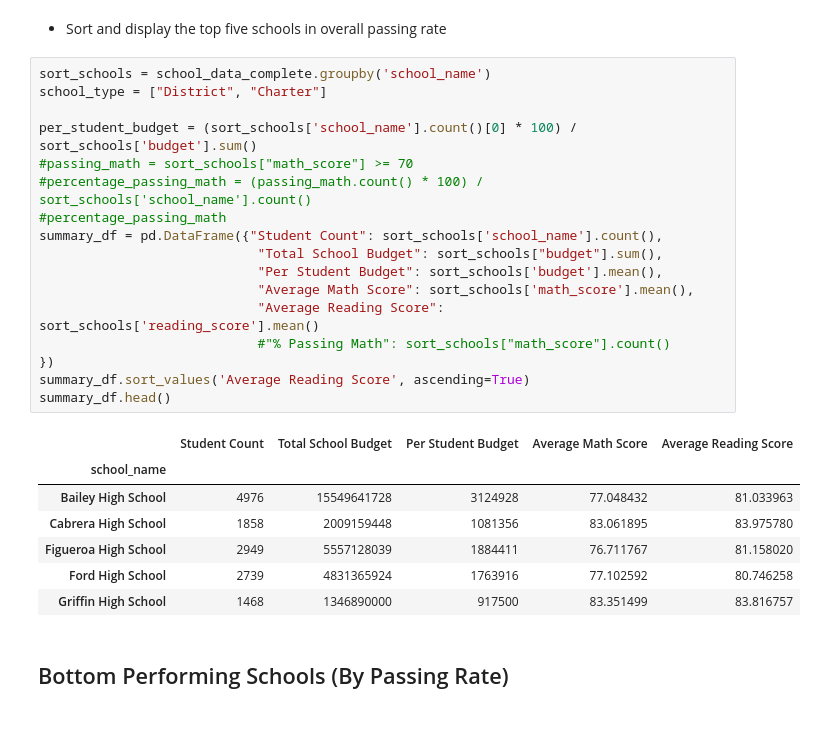
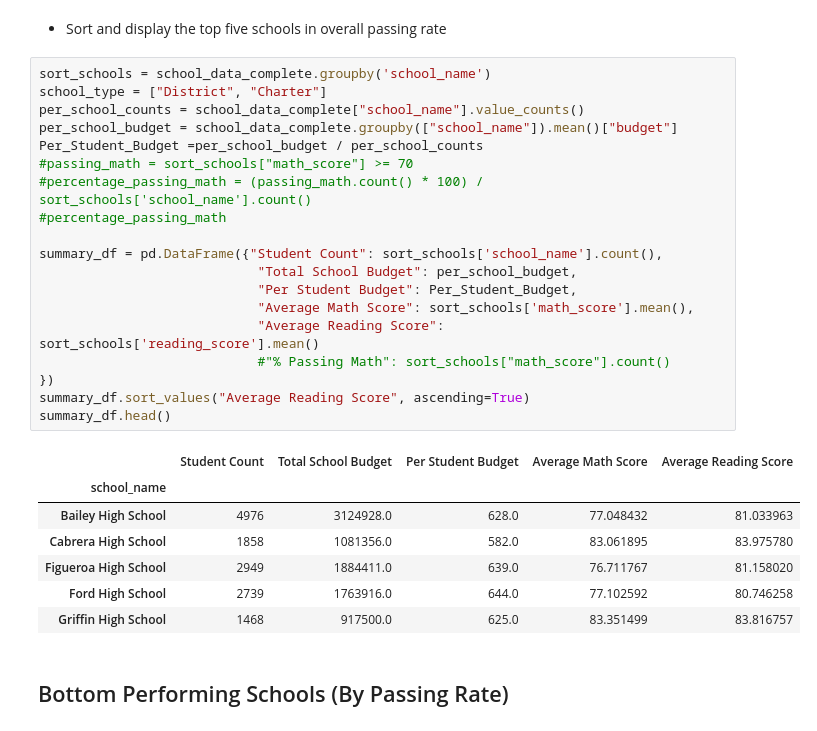
Before and after one commit to MissWibbon/pandas-challenge, a Jupyter notebook: PyCitySchools/PyCitySchools_starter.ipynb, the cells around one changed output. Cells and saved outputs as stored; diff of their text form.

Commit message:
fixed budget value

```diff
--- a/PyCitySchools/PyCitySchools_starter.ipynb
+++ b/PyCitySchools/PyCitySchools_starter.ipynb
@@ -104,28 +104,30 @@ district_summary
 # %%
 sort_schools = school_data_complete.groupby('school_name')
 school_type = ["District", "Charter"]
-
-per_student_budget = (sort_schools['school_name'].count()[0] * 100) / sort_schools['budget'].sum()
+per_school_counts = school_data_complete["school_name"].value_counts()
+per_school_budget = school_data_complete.groupby(["school_name"]).mean()["budget"]
+Per_Student_Budget =per_school_budget / per_school_counts
 #passing_math = sort_schools["math_score"] >= 70
 #percentage_passing_math = (passing_math.count() * 100) / sort_schools['school_name'].count()
 #percentage_passing_math
+
 summary_df = pd.DataFrame({"Student Count": sort_schools['school_name'].count(),
-                            "Total School Budget": sort_schools["budget"].sum(),
-                            "Per Student Budget": sort_schools['budget'].mean(),
+                            "Total School Budget": per_school_budget,
+                            "Per Student Budget": Per_Student_Budget,
                             "Average Math Score": sort_schools['math_score'].mean(),
                             "Average Reading Score": sort_schools['reading_score'].mean()
                             #"% Passing Math": sort_schools["math_score"].count()
 })
-summary_df.sort_values('Average Reading Score', ascending=True)
+summary_df.sort_values("Average Reading Score", ascending=True)
 summary_df.head()
 # %% [output]
 |  | Student Count | Total School Budget | Per Student Budget | Average Math Score | Average Reading Score |
 | school_name |  |  |  |  |  |
-| Bailey High School | 4976 | 15549641728 | 3124928 | 77.048432 | 81.033963 |
-| Cabrera High School | 1858 | 2009159448 | 1081356 | 83.061895 | 83.975780 |
-| Figueroa High School | 2949 | 5557128039 | 1884411 | 76.711767 | 81.158020 |
-| Ford High School | 2739 | 4831365924 | 1763916 | 77.102592 | 80.746258 |
-| Griffin High School | 1468 | 1346890000 | 917500 | 83.351499 | 83.816757 |
+| Bailey High School | 4976 | 3124928.0 | 628.0 | 77.048432 | 81.033963 |
+| Cabrera High School | 1858 | 1081356.0 | 582.0 | 83.061895 | 83.975780 |
+| Figueroa High School | 2949 | 1884411.0 | 639.0 | 76.711767 | 81.158020 |
+| Ford High School | 2739 | 1763916.0 | 644.0 | 77.102592 | 80.746258 |
+| Griffin High School | 1468 | 917500.0 | 625.0 | 83.351499 | 83.816757 |
 # %% [markdown]
 ## Bottom Performing Schools (By Passing Rate)
 # %% [markdown]
```
